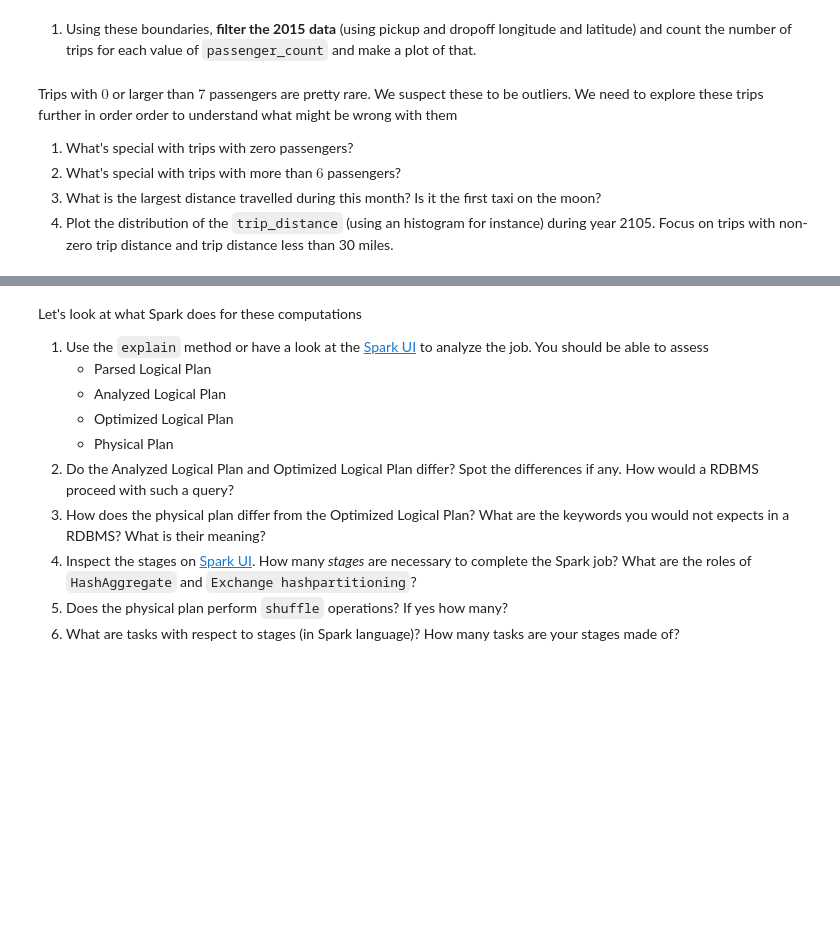
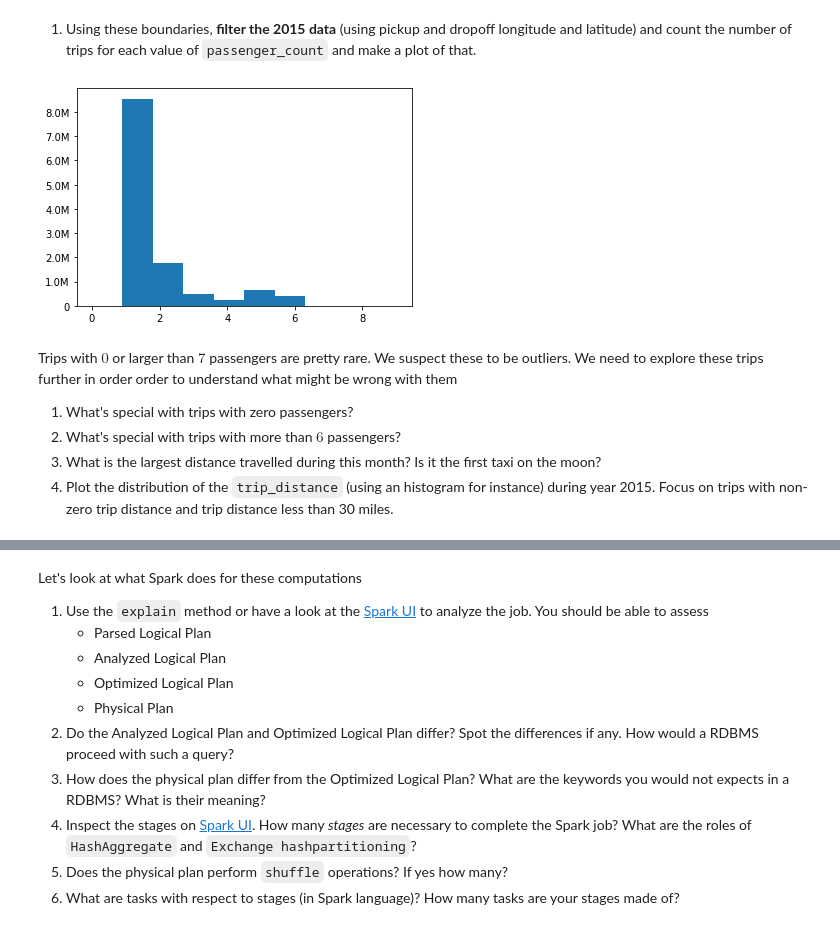
Before and after one commit to totocptbgn/BigDataM1, a Jupyter notebook: homework03.ipynb, the cells around one changed output, grey strips where cells are left out. Cells and saved outputs as stored; diff of their text form; code cells hidden in the pictures; blank space fills up the shorter version.

```diff
--- a/homework03.ipynb
+++ b/homework03.ipynb
@@ -244,6 +212,16 @@ lat_min = 40.58
 lat_max = 40.90
 # %% [markdown]
 1. Using these boundaries, **filter the 2015 data** (using pickup and dropoff longitude and latitude) and count the number of trips for each value of `passenger_count` and make a plot of that.
+# %%
+df = df_2015.where(df_2015.pickup_longitude > long_min).where(df_2015.pickup_longitude < long_max)\
+            .where(df_2015.pickup_latitude > lat_min).where(df_2015.pickup_latitude < lat_max)\
+            .select('passenger_count')
+
+fig, ax = plt.subplots()
+hist(ax, df)
+fig.show()
+# %% [output]
+[figure, added]
 # %% [markdown]
 Trips with $0$ or larger than $7$ passengers are pretty rare.
 We suspect these to be outliers.
@@ -253,4 +231,4 @@ with them
 1. What's special with trips with zero passengers?
 1. What's special with trips with more than $6$ passengers?
 1. What is the largest distance travelled during this month? Is it the first taxi on the moon?
-1. Plot the distribution of the `trip_distance` (using an histogram for instance) during year 2105. Focus on trips with non-zero trip distance and trip distance less than 30 miles.
+1. Plot the distribution of the `trip_distance` (using an histogram for instance) during year 2015. Focus on trips with non-zero trip distance and trip distance less than 30 miles.
```
Also changed, not shown: parts of 13 cells of this notebook.
